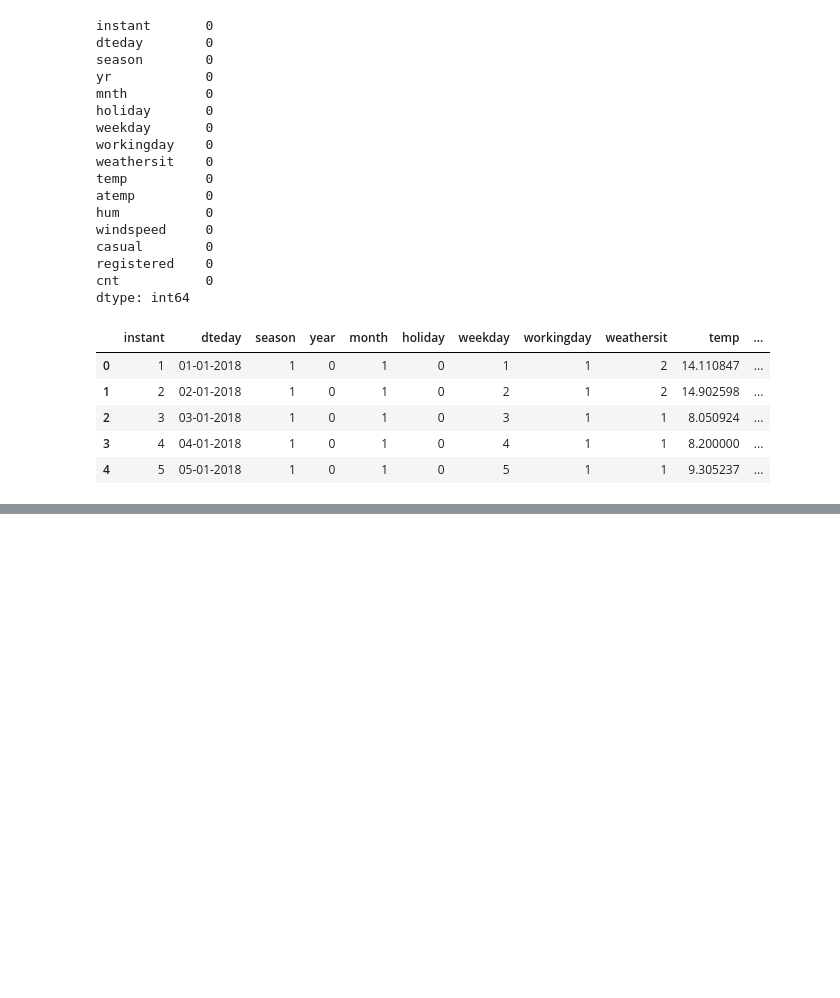
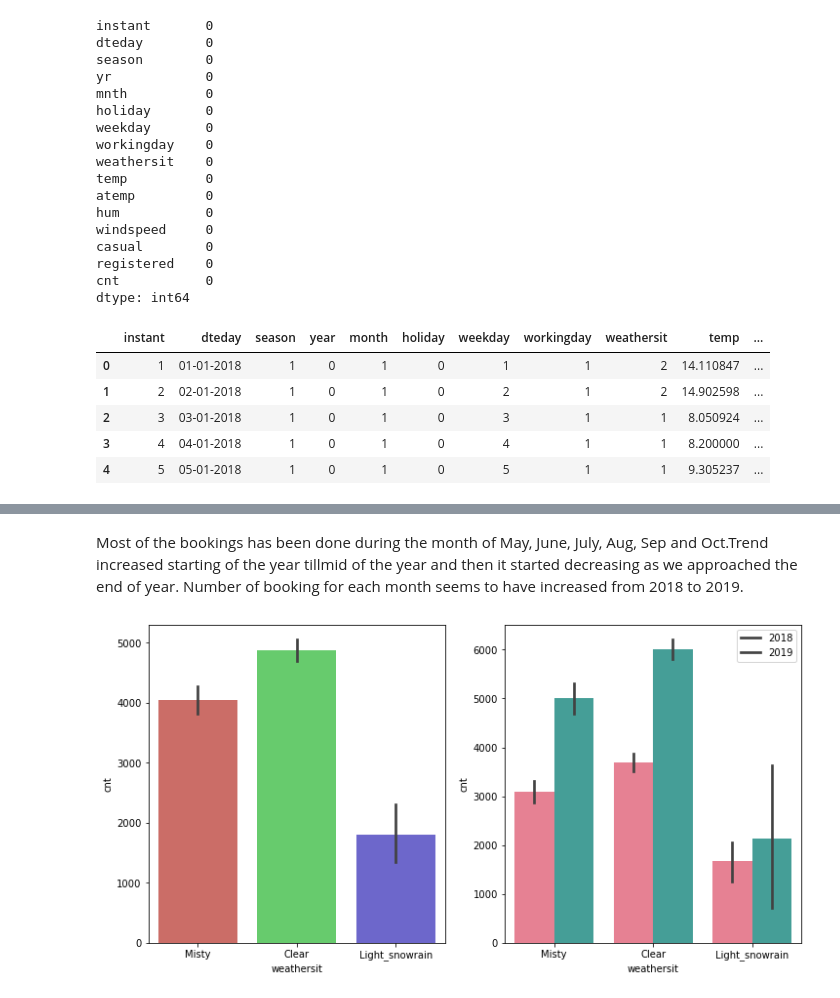
Before and after one commit to sumeet1396/Linear-Regression-Bike-Sharing, a Jupyter notebook: linear-regression-bike-sharing.ipynb, the cells around one changed output, grey strips where cells are left out. Drawn from its saved outputs; the diff is of its cells as text; code cells hidden in the pictures; blank space fills up the shorter version.

```diff
--- a/linear-regression-bike-sharing.ipynb
+++ b/linear-regression-bike-sharing.ipynb
@@ -100,0 +191,7 @@ dataframe.head()
+# %% [markdown]
+Most of the bookings has been done during the month of May, June, July, Aug, Sep and Oct.Trend increased starting of the year tillmid of the year and then it started decreasing as we approached the end of year.
+Number of booking for each month seems to have increased from 2018 to 2019.
+# %%
+funbarplots('weathersit')
+# %% [output]
+[figure, added]
```
Also changed, not shown: parts of 33 cells of this notebook.
